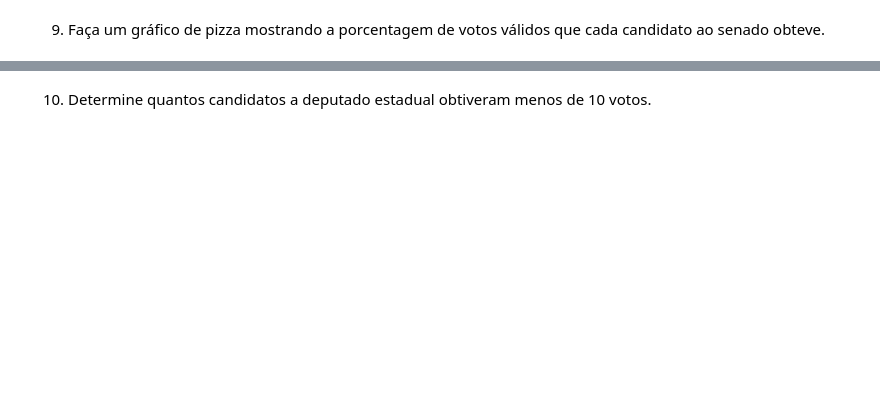
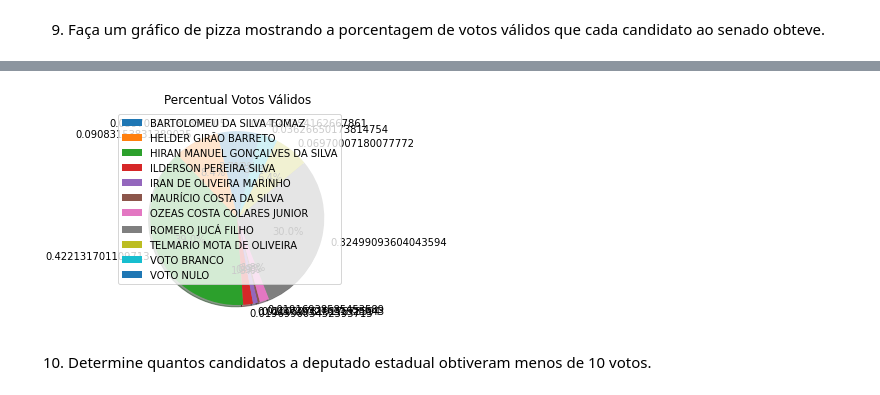
Before and after one commit to valuedriven/dataanalysis, a Jupyter notebook: trabalho2.ipynb, the cells around one changed output, grey strips where cells are left out. Saved outputs shown, nothing was run; the diff lists cells and outputs as text; code cells hidden in the pictures; blank space fills up the shorter version.

```diff
--- a/trabalho2.ipynb
+++ b/trabalho2.ipynb
@@ -135,2 +129,26 @@ total_votos
+# %%
+total_votos = df_senadores['QT_VOTOS'].sum()
+votos_em_branco = df_senadores[(df_senadores["NM_VOTAVEL"] == 'VOTO BRANCO')]['QT_VOTOS'].values[0]
+votos_nulos = df_senadores[(df_senadores["NM_VOTAVEL"] == 'VOTO NULO')]['QT_VOTOS'].values[0]
+total_votos_validos = total_votos - votos_em_branco - votos_nulos
+total_votos_validos
+
+df_senadores['Percentual Votos Validos'] = [ (x/total_votos_validos) for x in df_senadores['QT_VOTOS']]
+
+slices = df_senadores['Percentual Votos Validos'].tolist()
+candidatos = df_senadores.NM_VOTAVEL
+
+plt.pie(slices,
+  labels = slices,
+  startangle=90,
+  shadow= True,
+  autopct='%1.1f%%')
+
+plt.title('Percentual Votos Válidos')
+plt.legend(candidatos, loc="best")
+
+plt.show()
+# %% [output]
+[figure, added]
 # %% [markdown]
 10. Determine quantos candidatos a deputado estadual obtiveram menos de 10 votos.
```
Also changed, not shown: parts of 2 cells of this notebook.
